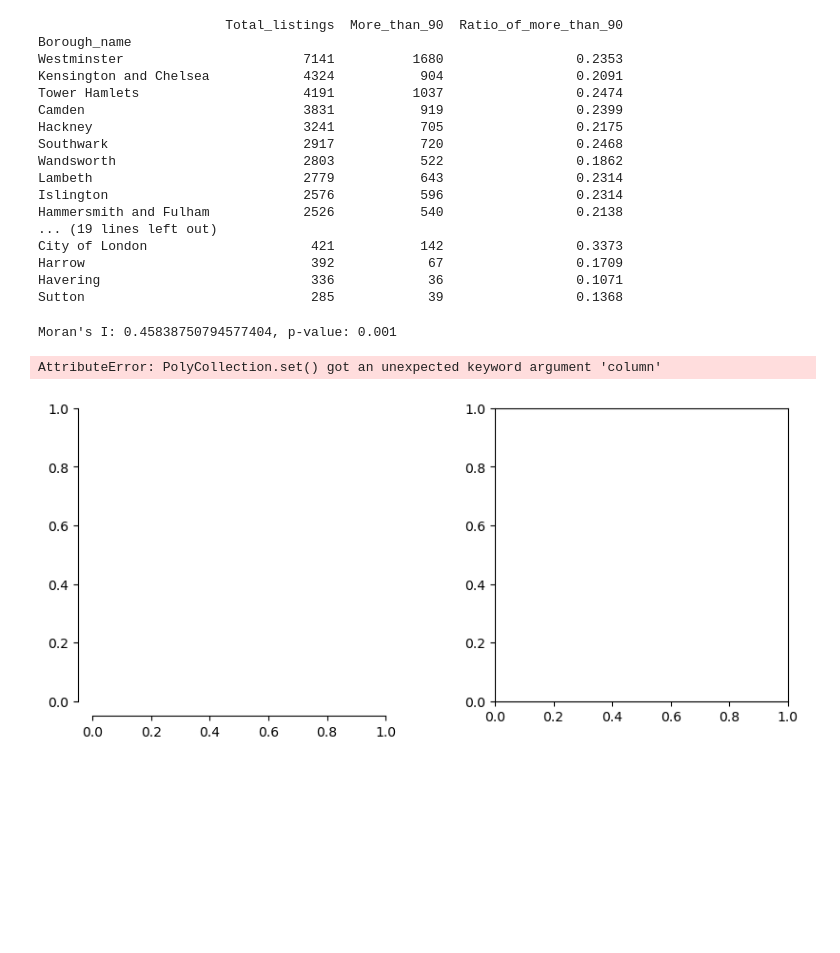
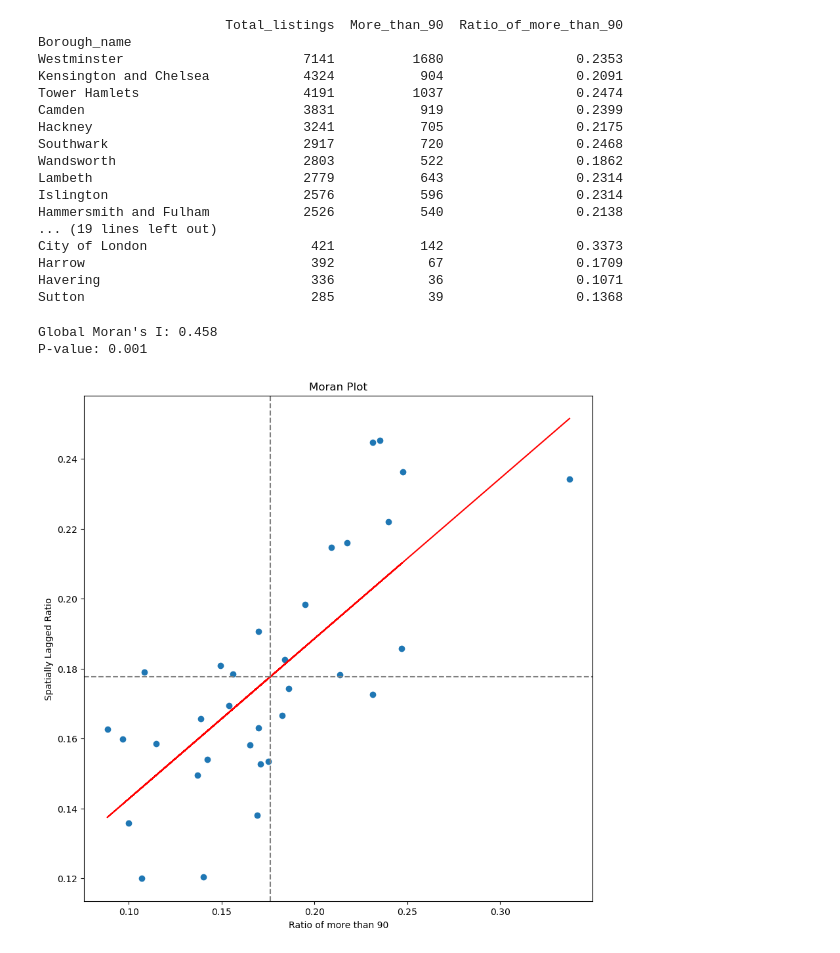
Before and after one commit to VeraLi0710/13Group-work_Airbnb-Patterns-London, a Jupyter notebook: Moran_point_pattern.ipynb, the cells around one changed output. Saved outputs shown, nothing was run; the diff lists cells and outputs as text; code cells hidden in the pictures; blank space fills up the shorter version.

Commit message:
python script of moran analysis

```diff
--- a/Moran_point_pattern.ipynb
+++ b/Moran_point_pattern.ipynb
@@ -111,28 +117,39 @@ ratio = pd.read_csv("data/borough_listings_ratio.csv")
 borough = gpd.read_file("data/statistical-gis-boundaries-london/ESRI/London_Borough_Excluding_MHW.shp")
 # %%
 borough_ratio = borough.merge(ratio, left_on="GSS_CODE", right_on="Borough_code")
-# %%
-from libpysal.weights import Queen
-from esda import Moran
-
-# Create a spatial weights matrix
-w = Queen.from_dataframe(borough_ratio)
-
-# Calculate Moran's I
-y = borough_ratio["Ratio_of_more_than_90"]
-moran = Moran(y, w)
-
-# Display results
-print(f"Moran's I: {moran.I}, p-value: {moran.p_sim}")
-# %% [output]
-Moran's I: 0.45838750794577404, p-value: 0.001
-# %%
-from splot.esda import plot_moran
-
-# Cluster map visualization
-fig, ax = plot_moran(moran, borough_ratio, column="Ratio_of_more_than_90")
-ax.set_title("Moran's I Cluster Map")
-plt.show()
-# %% [output]
-AttributeError: PolyCollection.set() got an unexpected keyword argument 'column'
-[figure, removed]
+# %%
+# Calculate neighbors using Queen contiguity
+weights = Queen.from_dataframe(borough_ratio)
+weights.transform = 'r'  # Row-standardize the weights
+# %%
+# Global Moran's I
+y = borough_ratio['Ratio_of_more_than_90']
+moran = Moran(y, weights)
+print(f"Global Moran's I: {moran.I:.3f}")
+print(f"P-value: {moran.p_sim:.3f}")
+
+# Moran Plot
+def moran_plot(y, weights):
+    lag = weights.sparse.dot(y)
+    slope, intercept = np.polyfit(y, lag, 1)
+
+    plt.figure(figsize=(10, 10))
+    plt.scatter(y, lag)
+    plt.plot(y, slope * y + intercept, 'r')
+    plt.xlabel('Ratio of more than 90')
+    plt.ylabel('Spatially Lagged Ratio')
+    plt.title("Moran Plot")
+    plt.axvline(y.mean(), color='gray', linestyle='--')
+    plt.axhline(lag.mean(), color='gray', linestyle='--')
+    plt.show()
+
+moran_plot(y, weights)
+
+# Local Moran's I
+local_moran = Moran_Local(y, weights)
+borough_ratio['Ii'] = local_moran.Is
+borough_ratio['p_value'] = local_moran.p_sim
+# %% [output]
+Global Moran's I: 0.458
+P-value: 0.001
+[figure, added]
```
Also changed, not shown: parts of 4 cells of this notebook, 1 other file.
